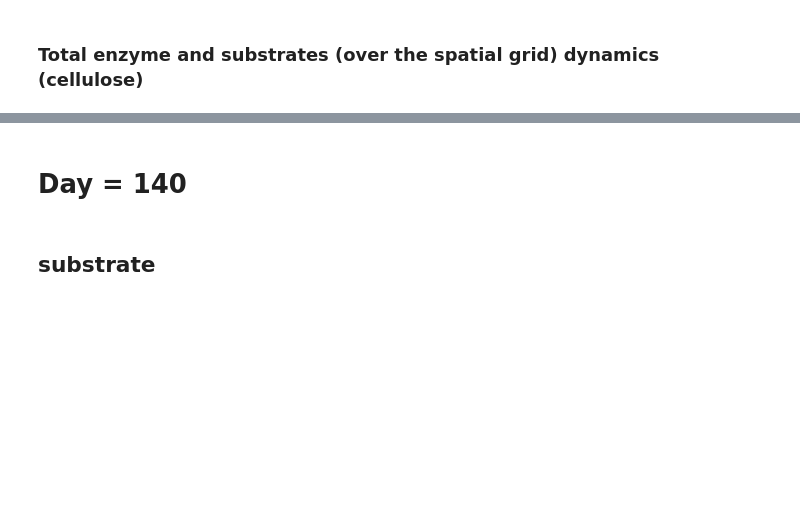
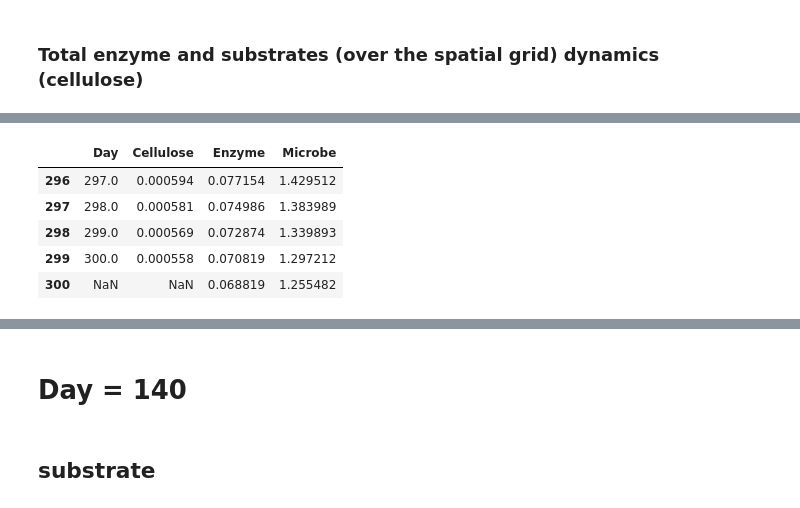
Before and after one commit to bioatmosphere/An_emergent_soil_enzyme_decomposition_model, a Jupyter notebook: Figure_1/Fig_1_Tempo-spatial Dynamics.ipynb, the cells around one changed output, grey strips where cells are left out. Drawn from its saved outputs; the diff is of its cells as text; code cells hidden in the pictures; blank space fills up the shorter version.

```diff
--- a/Figure_1/Fig_1_Tempo-spatial Dynamics.ipynb
+++ b/Figure_1/Fig_1_Tempo-spatial Dynamics.ipynb
@@ -29,0 +33,9 @@ Cellulose_Total.head()
+# %%
+Cellulose_Total.tail()
+# %% [output]
+|  | Day | Cellulose | Enzyme | Microbe |
+| 296 | 297.0 | 0.000594 | 0.077154 | 1.429512 |
+| 297 | 298.0 | 0.000581 | 0.074986 | 1.383989 |
+| 298 | 299.0 | 0.000569 | 0.072874 | 1.339893 |
+| 299 | 300.0 | 0.000558 | 0.070819 | 1.297212 |
+| 300 | NaN | NaN | 0.068819 | 1.255482 |
```
Also changed, not shown: parts of 9 cells of this notebook.
